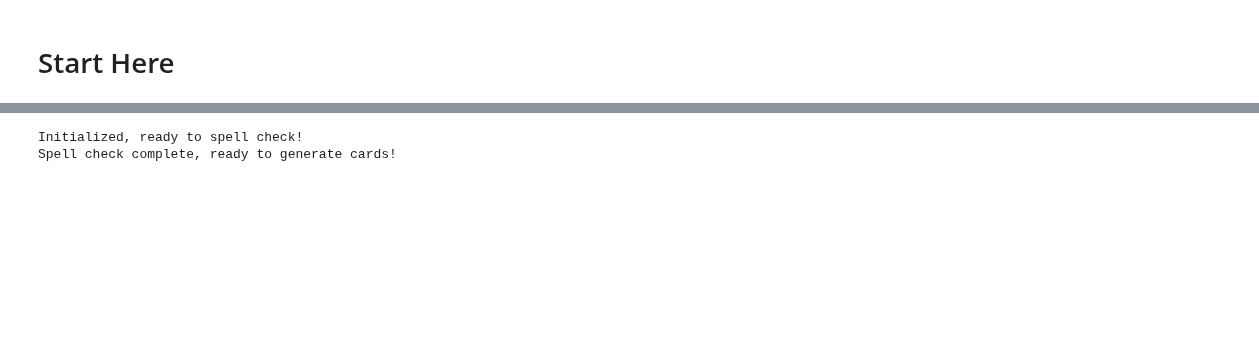
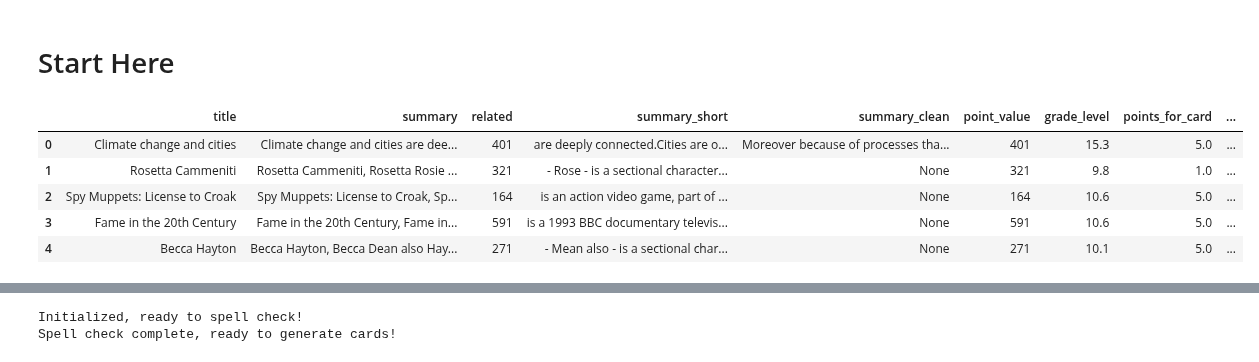
Before and after one commit to grahamwaters/Mimikers, a Jupyter notebook: card_creator.ipynb, the cells around one changed output, grey strips where cells are left out. Saved outputs shown, nothing was run; the diff lists cells and outputs as text; code cells hidden in the pictures; blank space fills up the shorter version.

```diff
--- a/card_creator.ipynb
+++ b/card_creator.ipynb
@@ -30,0 +53,22 @@ with open('ppn_deck.json', 'r') as read_file:
+# %%
+# convert the card_deck to a json file, to a df using pandas and then to a csv file
+with open("ppn_deck_cleaned.json", "w") as write_file:
+    json.dump(card_deck, write_file, indent=4)
+
+# read card_deck from ppn_deck.json file
+# with open("ppn_deck.json", "r") as read_file:
+# card_deck = json.load(read_file)
+with open("ppn_deck_cleaned.json", "r") as read_file:
+    card_deck = json.load(read_file)
+
+# convert card_deck to a pandas dataframe
+import pandas as pd
+df = pd.DataFrame(card_deck)
+df.head()
+# %% [output]
+|  | title | summary | related | summary_short | summary_clean | point_value | grade_level | points_for_card | ... |
+| 0 | Climate change and cities | Climate change and cities are dee... | 401 | are deeply connected.Cities are o... | Moreover because of processes tha... | 401 | 15.3 | 5.0 | ... |
+| 1 | Rosetta Cammeniti | Rosetta Cammeniti, Rosetta Rosie ... | 321 | - Rose - is a sectional character... | None | 321 | 9.8 | 1.0 | ... |
+| 2 | Spy Muppets: License to Croak | Spy Muppets: License to Croak, Sp... | 164 | is an action video game, part of ... | None | 164 | 10.6 | 5.0 | ... |
+| 3 | Fame in the 20th Century | Fame in the 20th Century, Fame in... | 591 | is a 1993 BBC documentary televis... | None | 591 | 10.6 | 5.0 | ... |
+| 4 | Becca Hayton | Becca Hayton, Becca Dean also Hay... | 271 | - Mean also - is a sectional char... | None | 271 | 10.1 | 5.0 | ... |
```
Also changed, not shown: parts of 17 cells of this notebook, 14 other files.
